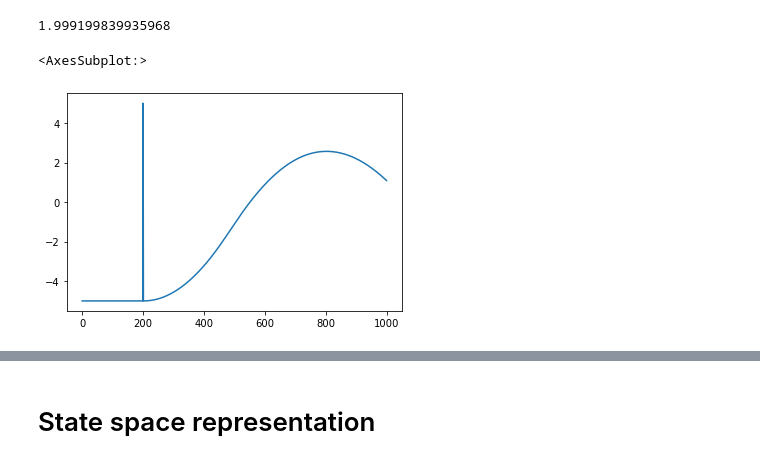
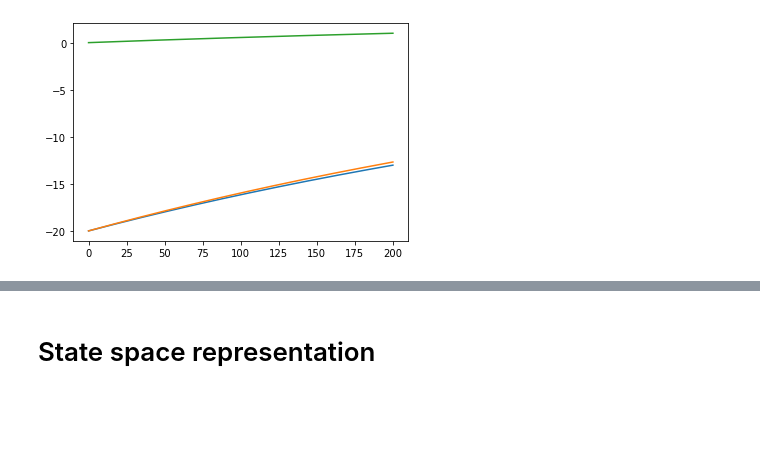
Before and after one commit to frederikt0ft/ROTV-modeling-and-control, a Jupyter notebook: Control/Control_Development.ipynb, the cells around one changed output, grey strips where cells are left out. Drawn from its saved outputs; the diff is of its cells as text; code cells hidden in the pictures; blank space fills up the shorter version.

```diff
--- a/Control/Control_Development.ipynb
+++ b/Control/Control_Development.ipynb
@@ -22,10 +22,36 @@ display(df)
-# %%
-np.sqrt(1.88**2+0.68**2)
-# %% [output]
-1.999199839935968
-# %%
-df["pitch"].plot()
-#df["acc_x"].plot()
-# %% [output]
-<AxesSubplot:>
-[figure, removed]
+# %%
+import numpy as np
+import matplotlib.pyplot as plt
+diff = 0
+prev_angles = np.array([-20,-20,0])[:,np.newaxis]
+real_angles = np.array([-20,-20,0])[:,np.newaxis]
+t = np.linspace(0,200,201)
+def wing_pid2(da1,da2,da3):
+    global prev_angles, real_angles, diff
+    desired_angles = np.vstack((da1, da2, da3))
+
+    error_angles = desired_angles - prev_angles
+    #print(error_angles)
+    Kp_a = 0.002
+    Kd_a = 0.01
+
+    real_angles = prev_angles + error_angles*Kp_a + diff * Kd_a
+    diff = real_angles - prev_angles
+    prev_angles = real_angles
+    return real_angles[0], real_angles[1], real_angles[2]
+
+angler1 = []
+angler2 = []
+angler3 = []
+for x in range(201):
+    angles1, angles2, angles3 = wing_pid2(1,2,3)
+    angler1.append(angles1)
+    angler2.append(angles2)
+    angler3.append(angles3)
+
+plt.plot(t,angler1)
+plt.plot(t,angler2)
+plt.plot(t,angler3)
+plt.show()
+# %% [output]
+[figure, added]
```
Also changed, not shown: parts of 8 cells of this notebook, 3 other files.
